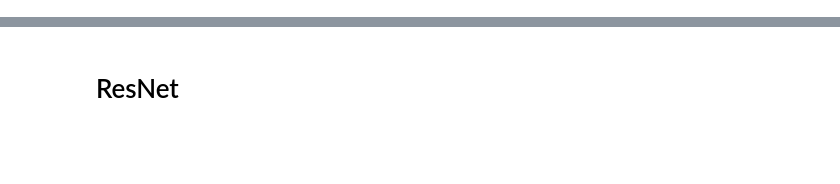
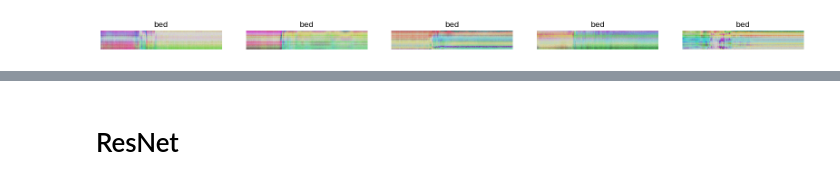
Before and after one commit to dariabutyrskaya/CSImageRecognition, a Jupyter notebook: model.ipynb, the cells around one changed output, grey strips where cells are left out. Cells and saved outputs as stored; diff of their text form; code cells hidden in the pictures; blank space fills up the shorter version.

```diff
--- a/model.ipynb
+++ b/model.ipynb
@@ -448,105 +356,52 @@ Test accuracy: 0.7857142686843872
 # %%
 #more simple mode to try decrease overfitting
 
-import os
-import cv2
-import numpy as np
-import re
-from sklearn.model_selection import train_test_split
-from tensorflow import keras
-from tensorflow.keras.callbacks import EarlyStopping
-from keras.utils import to_categorical
-import matplotlib.pyplot as plt
-from sklearn.utils import shuffle
-
 folder_path = os.path.join(os.getcwd(), 'Dataset', 'image_data_fin')
-
-combined_images = []
-labels = []
-
-pattern = r"(?:bed|fall|pickup|run|sitdown|standup|walk)"
-
-for filename in os.listdir(folder_path):
-    if filename.startswith("antenna1_input_") and filename.endswith(".png"):
-        experiment_name = filename.split("_")[3]
-
-        img1_path = os.path.join(folder_path, filename)
-        img2_path = os.path.join(folder_path, filename.replace("antenna1", "antenna2"))
-        img3_path = os.path.join(folder_path, filename.replace("antenna1", "antenna3"))
-
-        img1 = cv2.imread(img1_path, 0) / 255.0
-        img2 = cv2.imread(img2_path, 0) / 255.0
-        img3 = cv2.imread(img3_path, 0) / 255.0
-
-        merged_img = cv2.merge([img1, img2, img3])
-
-        match = re.search(pattern, filename)
-        if match:
-            label = match.group()
-        else:
-            label = "unknown"
-
-        combined_images.append(merged_img)
-        labels.append(label)
-
-combined_images = np.array(combined_images)
-labels = np.array(labels)
-
-label_dict = {'bed': 0, 'fall': 1, 'pickup': 2, 'run': 3, 'sitdown': 4, 'standup': 5, 'walk': 6}
-labels_encoded = np.array([label_dict[label] for label in labels])
-labels_one_hot = to_categorical(labels_encoded)
+combined_images, labels = load_and_merge_images(folder_path)
+labels_one_hot = encode_labels(labels)
 
 # Shuffle your data before splitting
 combined_images, labels_one_hot = shuffle(combined_images, labels_one_hot, random_state=42)
 
 combined_images_train, combined_images_test, labels_train, labels_test = train_test_split(
     combined_images, labels_one_hot, test_size=0.2, random_state=42)
+
+visualize_samples(combined_images[:5], labels[:5])
 
 num_classes = 7
 num_epochs = 50
 batch_size = 32
 
 model = keras.models.Sequential()
 model.add(keras.layers.Conv2D(32, (3, 3), activation='relu', input_shape=combined_images[0].shape))
 model.add(keras.layers.MaxPooling2D((2, 2)))
 model.add(keras.layers.Conv2D(64, (3, 3), activation='relu'))
 model.add(keras.layers.MaxPooling2D((2, 2)))
 model.add(keras.layers.Conv2D(64, (3, 3), activation='relu'))  # Reduced number of filters
 model.add(keras.layers.MaxPooling2D((2, 2)))
 model.add(keras.layers.Flatten())
 model.add(keras.layers.Dropout(0.5))  # Added dropout layer
 model.add(keras.layers.Dense(32, activation='relu'))  # Reduced number of neurons
 model.add(keras.layers.Dense(num_classes, activation='softmax'))
 
-model.compile(optimizer='adam', loss='categorical_crossentropy', metrics=['accuracy'])
+
+#model.compile(optimizer='adam', loss='categorical_crossentropy', metrics=['accuracy', precision_metric, recall_metric])
+
+model.compile(optimizer='adam', loss='categorical_crossentropy', metrics=['accuracy', tf.keras.metrics.Precision(),
+tf.keras.metrics.Recall()])
+
 
 # Add early stopping
 early_stopping = EarlyStopping(monitor='val_loss', patience=5)
 
 history = model.fit(combined_images_train, labels_train, epochs=num_epochs, batch_size=batch_size,
                     validation_data=(combined_images_test, labels_test), callbacks=[early_stopping])
 
-test_loss, test_acc = model.evaluate(combined_images_test, labels_test)
-print('Test accuracy:', test_acc)
 
-# Create plots for training and validation accuracy and loss
-fig, axs = plt.subplots(2)
+plot_training_history(history)
 
-# Create accuracy subplot
-axs[0].plot(history.history["accuracy"], label="train accuracy")
-axs[0].plot(history.history["val_accuracy"], label="test accuracy")
-axs[0].set_ylabel("Accuracy")
-axs[0].legend(loc="lower right")
-axs[0].set_title("Accuracy evaluation")
-
-# Create loss subplot
-axs[1].plot(history.history["loss"], label="train loss")
-axs[1].plot(history.history["val_loss"], label="test loss")
-axs[1].set_xlabel("Epoch")
-axs[1].set_ylabel("Loss")
-axs[1].legend(loc="upper right")
-axs[1].set_title("Loss evaluation")
-
-plt.show()
+# Evaluate the model
+evaluate_model(model, combined_images_test, labels_test)
 # %% [output]
+[figure, new version]
 Epoch 1/50
```
Also changed, not shown: parts of 18 cells of this notebook, 1 other file.
